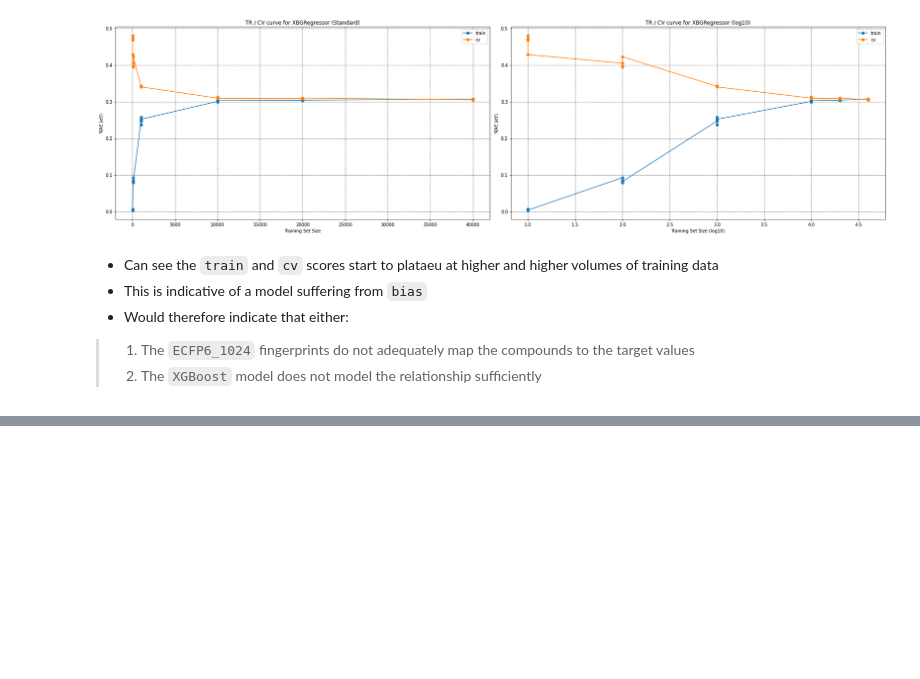
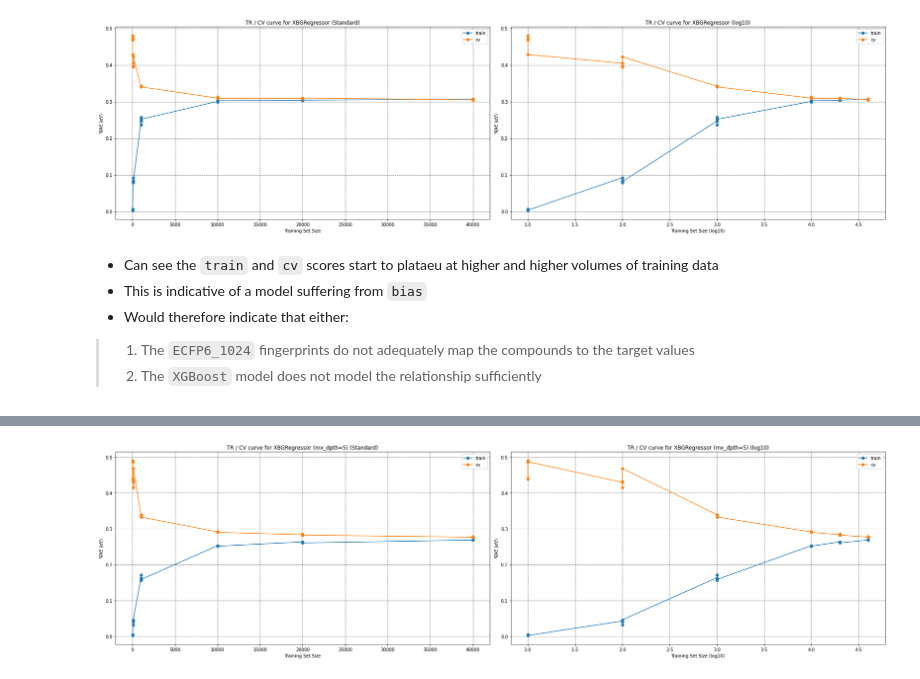
Before and after one commit to billalsohail/ML4MC, a Jupyter notebook: Calum_ML_playaround.ipynb, the cells around one changed output, grey strips where cells are left out. Saved outputs shown, nothing was run; the diff lists cells and outputs as text; code cells hidden in the pictures; blank space fills up the shorter version.

```diff
--- a/Calum_ML_playaround.ipynb
+++ b/Calum_ML_playaround.ipynb
@@ -377,0 +403,28 @@ plt.show()
+# %%
+repeated_sizes = sorted(data_sizes * 4)  # cheating because can just sort the values here rather than iterating
+repeated_sizes_log = np.log10(repeated_sizes)
+
+plt.figure(figsize=(25, 7))
+
+plt.subplot(1, 2, 1)
+plt.title('TR / CV curve for XBGRegressor (mx_dpth=5) (Standard)')
+plt.plot(repeated_sizes, data_scores['train'], '-o', label='train')
+plt.plot(repeated_sizes, data_scores['test'], '-o', label='cv')
+plt.xlabel('Training Set Size')
+plt.ylabel('MAE (eV)')
+plt.grid(alpha=0.6, color='k', linestyle='--')
+plt.legend()
+
+plt.subplot(1, 2, 2)
+plt.title('TR / CV curve for XBGRegressor (mx_dpth=5) (log10)')
+plt.plot(repeated_sizes_log, data_scores['train'], '-o', label='train')
+plt.plot(repeated_sizes_log, data_scores['test'], '-o', label='cv')
+plt.xlabel('Training Set Size (log10)')
+plt.ylabel('MAE (eV)')
+plt.grid(alpha=0.6, color='k', linestyle='--')
+plt.legend()
+
+plt.tight_layout()
+plt.show()
+# %% [output]
+[figure, added]
```
Also changed, not shown: parts of 9 cells of this notebook.
